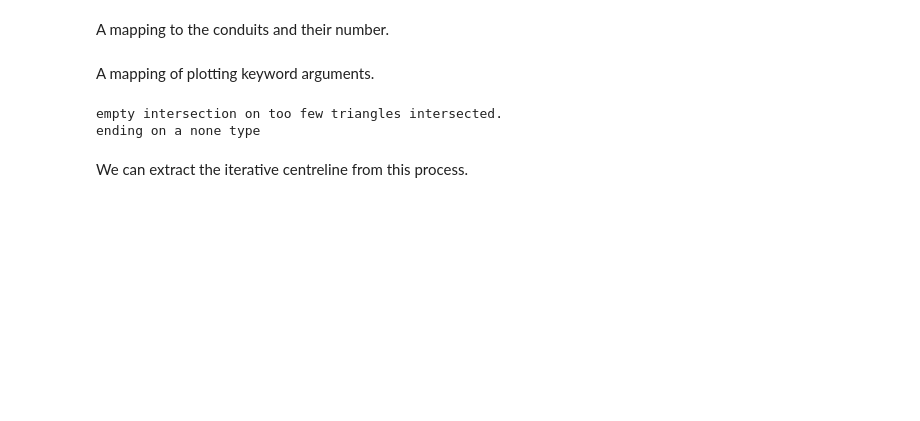
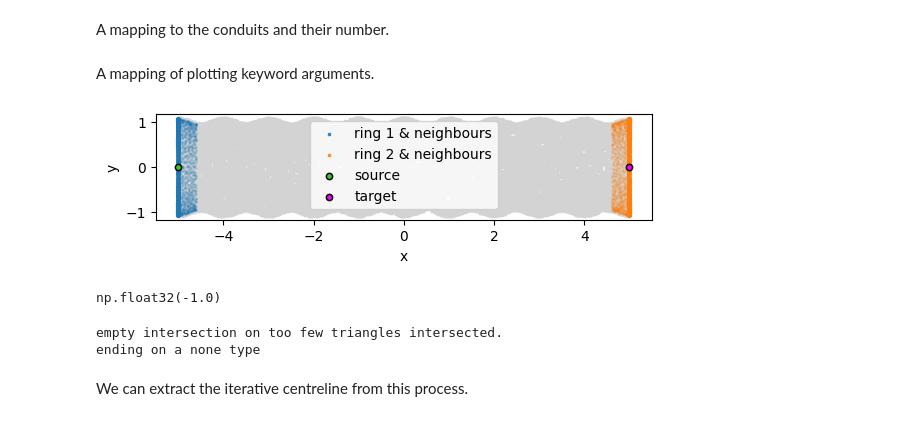
Before and after one commit to ERC-Karst/pc-centrelines, a Jupyter notebook: notebooks/3_demonstrate_iterative_pathfinder.ipynb, the cells around one changed output. Drawn from its saved outputs; the diff is of its cells as text; code cells hidden in the pictures; blank space fills up the shorter version.

```diff
--- a/notebooks/3_demonstrate_iterative_pathfinder.ipynb
+++ b/notebooks/3_demonstrate_iterative_pathfinder.ipynb
@@ -60,3 +85,31 @@ P1, nP1, P2, nP2 = return_source_target(mesh=data,
+# %%
+fig, ax = plt.subplots()
+
+ax.scatter(*data.centroids[::50, [0,1]].T, **mesh_kwargs)
+ax.scatter(*data.centroids[P1_neighbours][::20, [0,1]].T, s = 1, alpha = 0.15, color = "C0", edgecolors=None)
+ax.scatter(*data.centroids[P2_neighbours][::20, [0,1]].T, s = 1, alpha = 0.15, color = "C1", edgecolors=None)
+
+ax.scatter(*ring1[:, [0,1]].T, label = "ring 1 & neighbours", alpha = 0.8, color ="C0", zorder = -1, s = 2, marker = "s")
+ax.scatter(*ring2[:, [0,1]].T, label = "ring 2 & neighbours", color = "C1", alpha = 0.8, zorder = -1, s =2, marker="s")
+
+ax.scatter(*P1_in[[0,1]].T, **start_kwargs)
+ax.scatter(*P2_in[[0,1]].T, **end_kwargs)
+ax.legend()
+
+
+ax.scatter(*P1[[0,1]].T, **start_kwargs, alpha = 0.15)
+ax.scatter(*P2[[0,1]].T, **end_kwargs, alpha = 0.15)
+ax.set_xlabel("x")
+ax.set_ylabel("y")
+ax.set_aspect("equal")
+plt.savefig("../temp/figures/supplementary_ring_finding.png", dpi =300)
+plt.show()
+# %% [output]
+[figure, added]
+# %%
+sign_P1
+# %% [output]
+np.float32(-1.0)
 # %%
 L = 45 # guess a max number of steps.
 # if the iterative section minimiser has already been run, then, don't run and
```
Also changed, not shown: parts of 9 cells of this notebook, 15 other files.
